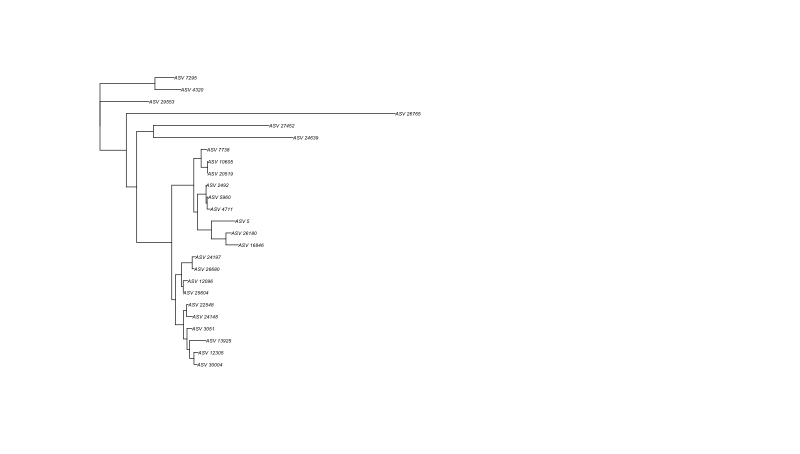
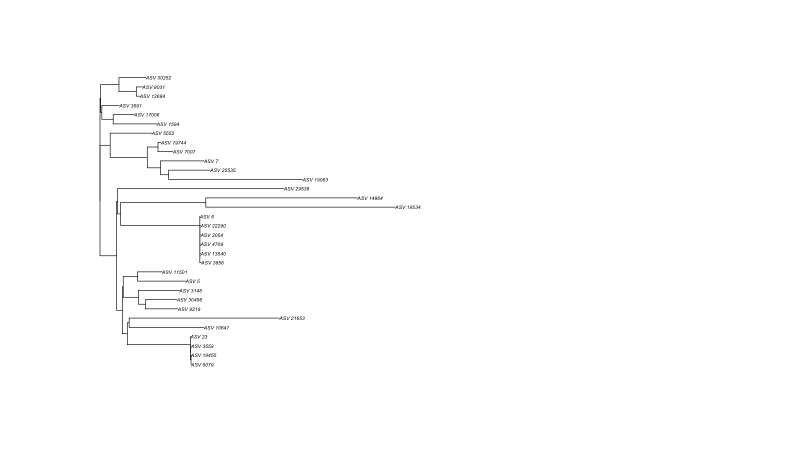
Before and after one commit to srosales712/CoralPersistence, a Jupyter notebook: POR_tree.ipynb, the cells around one changed output. Saved outputs shown, nothing was run; the diff lists cells and outputs as text; code cells hidden in the pictures.

```diff
--- a/POR_tree.ipynb
+++ b/POR_tree.ipynb
@@ -29,28 +56,28 @@ The following objects are masked from ‘package:stats’:
 # %%
-target <- "ASV_5"
+target <- c("ASV_5", 'ASV_6', 'ASV_7','ASV_23')
 
 #tree <- phytools::read.newick('rosales/gtdbtk.bac12016BINS.classify.tree')
 tree <- phytools::read.newick('/Users/stephanie.rosales/Desktop/POR_fitgtr_tree.nwk')
 inds <- which(tree$tip.label %in% target)
 
 ans <- NULL
-depth_nodes <- 10
-max_sisters <- 10
+depth_nodes <- 5
+max_sisters <- 5
 for(x in inds) {
   now <- x
   temp <- NULL
   temp1 <- NULL
   for(y in 1:depth_nodes) {
     temp <- Descendants(tree,Siblings(tree,now)[[1]])[[1]]
     temp <- temp[!temp %in% c(temp1,inds)]
     temp <- sample(temp, min(length(temp), max_sisters))
     temp1 <- c(temp,temp1)
     now <- Ancestors(tree,now,'parent')
   }
   ans <- unique(c(ans,temp1))
 }
 
 newtree <- keep.tip(tree,c(ans,inds))
 plot(ladderize(newtree),cex=0.5)
 # %% [output]
-[figure, old version]
+[figure, new version]
```
Also changed, not shown: parts of 7 cells of this notebook, 3 other files.
